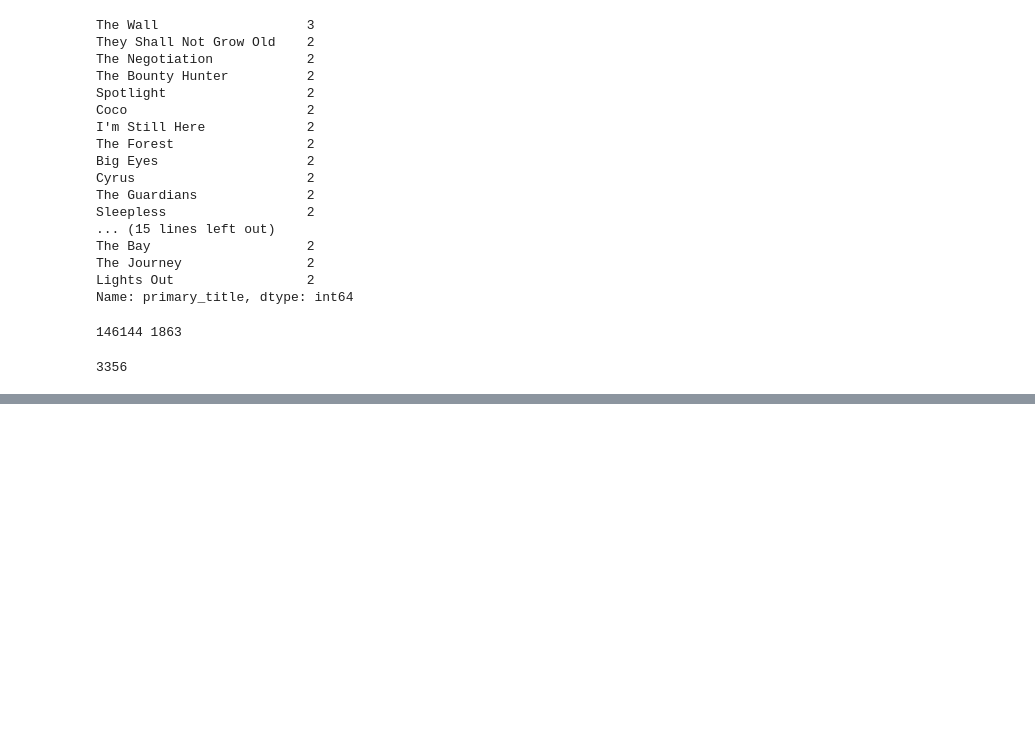
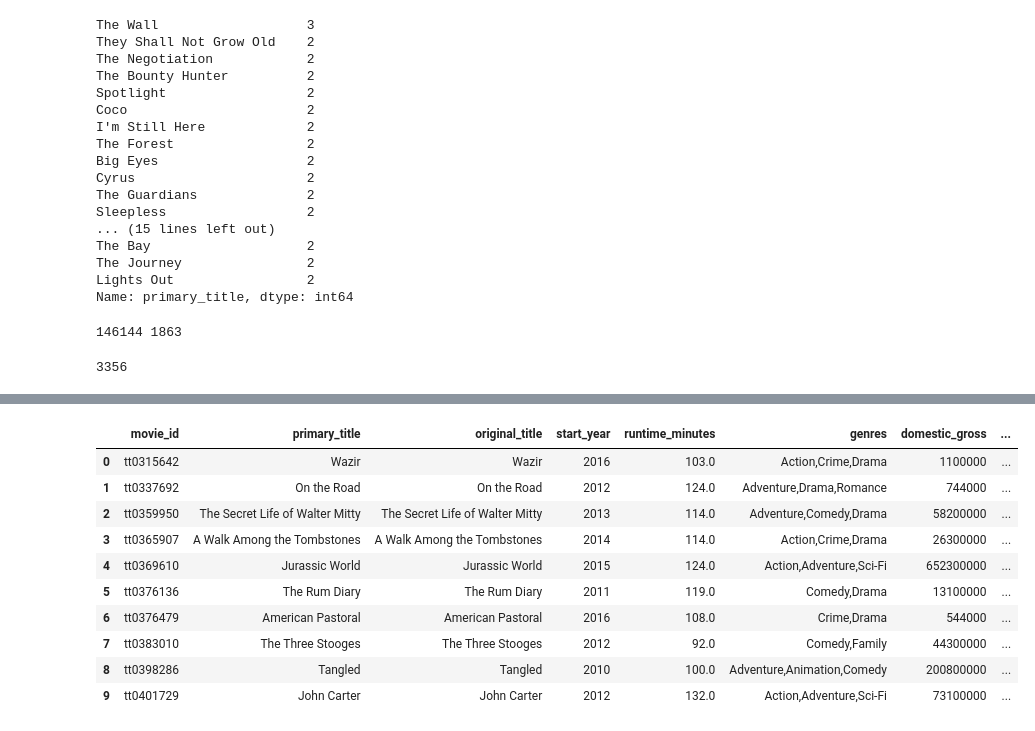
Before and after one commit to arlenestanley1/dsc-module-3-project-v3, a Jupyter notebook: student.ipynb, the cells around one changed output, grey strips where cells are left out. Cells and saved outputs as stored; diff of their text form; code cells hidden in the pictures; blank space fills up the shorter version.

Commit message:
Added primary genre column and genre revenue analysis

```diff
--- a/student.ipynb
+++ b/student.ipynb
@@ -515,3 +515,5 @@ print(len(movie_basics_df), len(merge_1))
 print(len(df))
 # %% [output]
 3356
+# %%
+merge_1['primary_genre'] = merge_1['genres'].str.split(',').str[0]
@@ -517,0 +533,14 @@ print(len(df))
+# %%
+merge_1.head(10)
+# %% [output]
+|  | movie_id | primary_title | original_title | start_year | runtime_minutes | genres | domestic_gross | ... |
+| 0 | tt0315642 | Wazir | Wazir | 2016 | 103.0 | Action,Crime,Drama | 1100000 | ... |
+| 1 | tt0337692 | On the Road | On the Road | 2012 | 124.0 | Adventure,Drama,Romance | 744000 | ... |
+| 2 | tt0359950 | The Secret Life of Walter Mitty | The Secret Life of Walter Mitty | 2013 | 114.0 | Adventure,Comedy,Drama | 58200000 | ... |
+| 3 | tt0365907 | A Walk Among the Tombstones | A Walk Among the Tombstones | 2014 | 114.0 | Action,Crime,Drama | 26300000 | ... |
+| 4 | tt0369610 | Jurassic World | Jurassic World | 2015 | 124.0 | Action,Adventure,Sci-Fi | 652300000 | ... |
+| 5 | tt0376136 | The Rum Diary | The Rum Diary | 2011 | 119.0 | Comedy,Drama | 13100000 | ... |
+| 6 | tt0376479 | American Pastoral | American Pastoral | 2016 | 108.0 | Crime,Drama | 544000 | ... |
+| 7 | tt0383010 | The Three Stooges | The Three Stooges | 2012 | 92.0 | Comedy,Family | 44300000 | ... |
+| 8 | tt0398286 | Tangled | Tangled | 2010 | 100.0 | Adventure,Animation,Comedy | 200800000 | ... |
+| 9 | tt0401729 | John Carter | John Carter | 2012 | 132.0 | Action,Adventure,Sci-Fi | 73100000 | ... |
```
Also changed, not shown: parts of 3 cells of this notebook.
